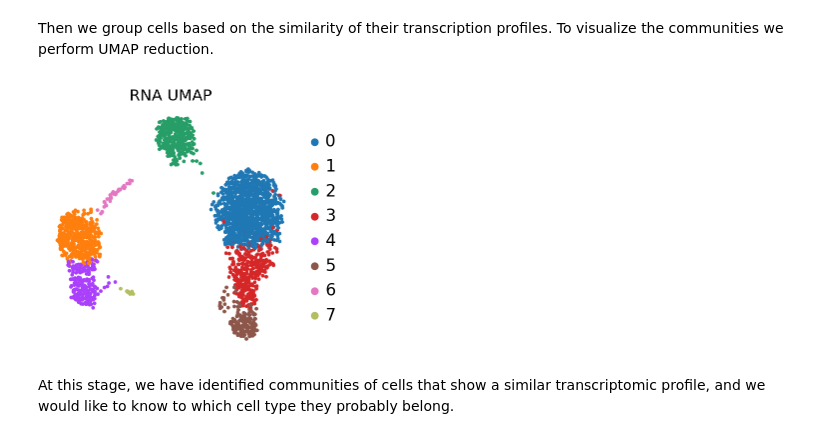
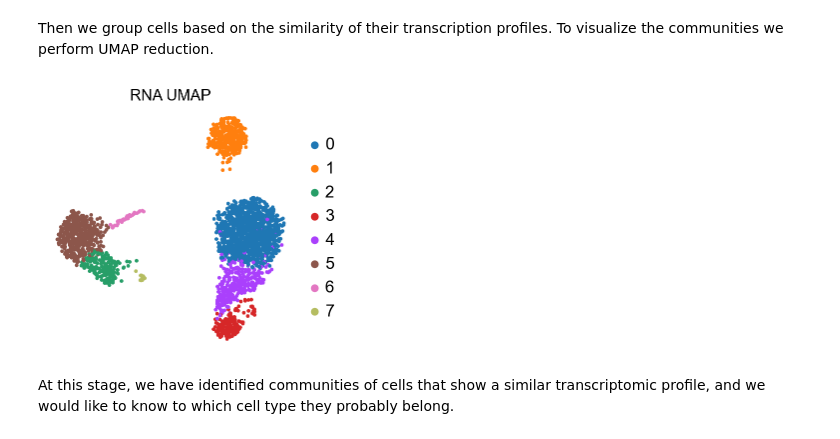
Before and after one commit to saezlab/decoupler-py, a Jupyter notebook: docs/source/notebooks/cell_annotation.ipynb, the cells around one changed output. Saved outputs shown, nothing was run; the diff lists cells and outputs as text; code cells hidden in the pictures.

```diff
--- a/docs/source/notebooks/cell_annotation.ipynb
+++ b/docs/source/notebooks/cell_annotation.ipynb
@@ -70,8 +70,8 @@ adata.var['mt'] = adata.var_names.str.startswith('MT-')
 sc.pp.calculate_qc_metrics(adata, qc_vars=['mt'], percent_top=None, log1p=False, inplace=True)
 
 # Filter cells following standard QC criteria.
-adata = adata[adata.obs.n_genes_by_counts < 2500, :]
-adata = adata[adata.obs.pct_counts_mt < 5, :]
+adata = adata[adata.obs.n_genes_by_counts < 2500, :].copy()
+adata = adata[adata.obs.pct_counts_mt < 5, :].copy()
 
 # Normalize the data
 sc.pp.normalize_total(adata, target_sum=1e4)
@@ -83,31 +83,31 @@ To visualize the communities we perform UMAP reduction.
 # %%
 # Identify the highly variable genes
 sc.pp.highly_variable_genes(adata, min_mean=0.0125, max_mean=3, min_disp=0.5)
 
 # Regress and scale the data
 sc.pp.regress_out(adata, ['total_counts', 'pct_counts_mt'])
 sc.pp.scale(adata, max_value=10)
 
 # Generate PCA features
 sc.tl.pca(adata, svd_solver='arpack')
 
 # Restore X to be norm counts
 dc.swap_layer(adata, 'log_norm', X_layer_key=None, inplace=True)
 
 # Compute distances in the PCA space, and find cell neighbors
 sc.pp.neighbors(adata, n_neighbors=10, n_pcs=40)
 
 # Generate UMAP features
 sc.tl.umap(adata)
 
 # Run leiden clustering algorithm
-sc.tl.leiden(adata)
+sc.tl.leiden(adata, flavor='igraph', n_iterations=2, directed=False)
 
 # Visualize
 sc.pl.umap(adata, color='leiden', title='RNA UMAP',
            frameon=False, legend_fontweight='normal', legend_fontsize=15)
 # %% [output]
-[figure, old version]
+[figure, new version]
 # %% [markdown]
 At this stage, we have identified communities of cells that show a similar
 transcriptomic profile, and we would like to know to which cell type they
```
Also changed, not shown: parts of 14 cells of this notebook, 8 other files.
